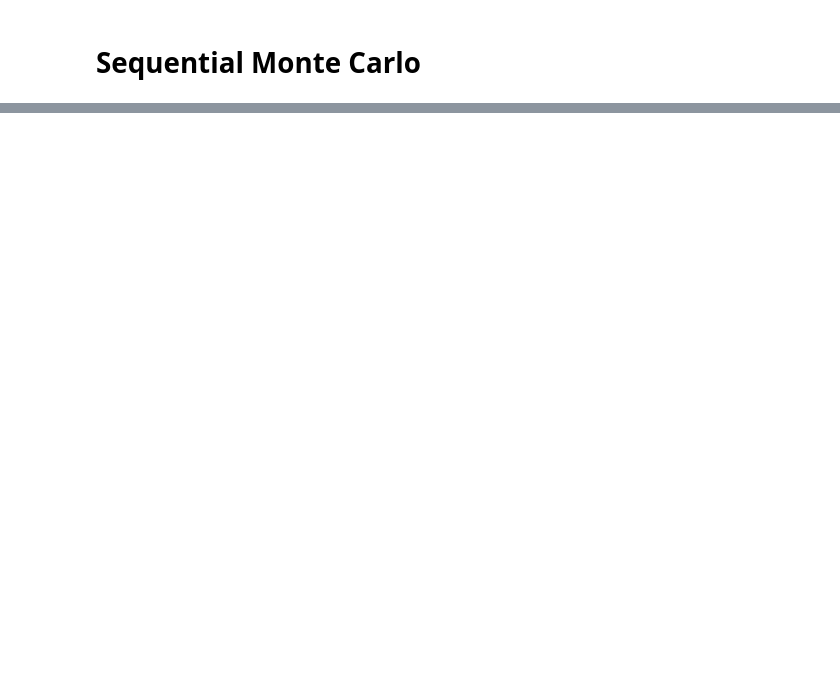
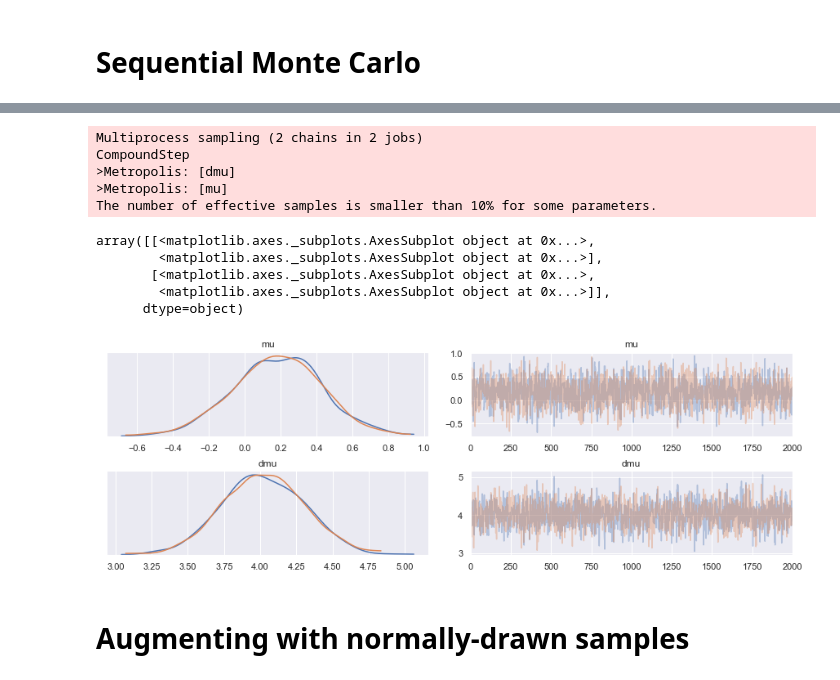
Before and after one commit to nguyentrunghai/BAR_estimator_for_Bayes_factors, a Jupyter notebook: mixture_of_two_gaussians.ipynb, the cells around one changed output, grey strips where cells are left out. Drawn from its saved outputs; the diff is of its cells as text; code cells hidden in the pictures; blank space fills up the shorter version.

```diff
--- a/mixture_of_two_gaussians.ipynb
+++ b/mixture_of_two_gaussians.ipynb
@@ -77,0 +379,16 @@ def bayes_factor_smc(model_ini, model_fin):
+# %%
+with model_m2:
+    trace_m2 = pm.sample(MET_STEPS, step=pm.Metropolis())
+pm.traceplot(trace_m2[::10])
+# %% [output]
+Multiprocess sampling (2 chains in 2 jobs)
+CompoundStep
+>Metropolis: [dmu]
+>Metropolis: [mu]
+The number of effective samples is smaller than 10% for some parameters.
+array([[<matplotlib.axes._subplots.AxesSubplot object at 0x...>,
+        <matplotlib.axes._subplots.AxesSubplot object at 0x...>],
+       [<matplotlib.axes._subplots.AxesSubplot object at 0x...>,
+        <matplotlib.axes._subplots.AxesSubplot object at 0x...>]],
+      dtype=object)
+[figure, added]
@@ -77,0 +398,2 @@ def bayes_factor_smc(model_ini, model_fin):
+# %% [markdown]
+# Augmenting with normally-drawn samples
```
Also changed, not shown: parts of 19 cells of this notebook.
